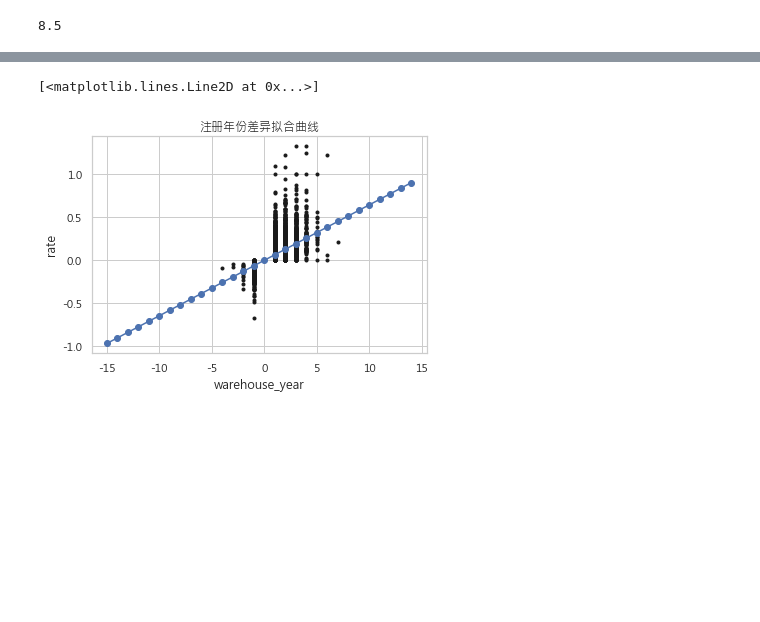
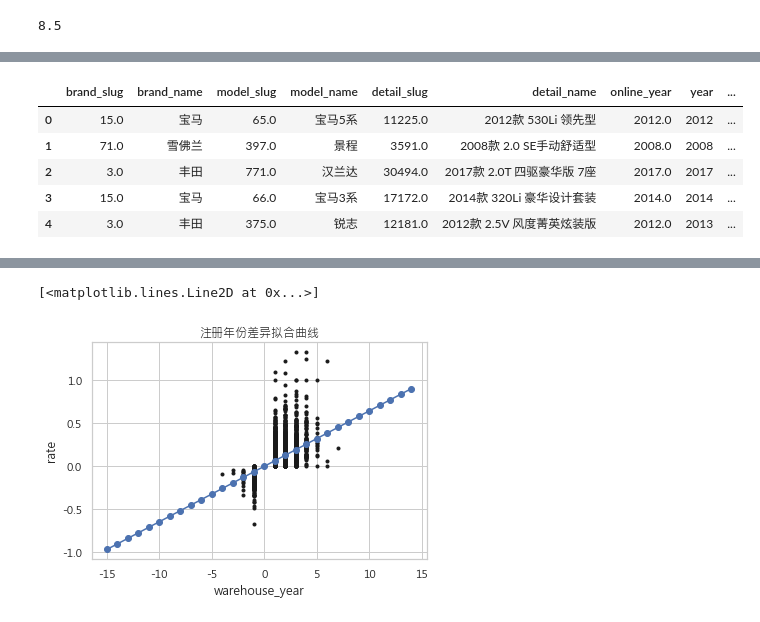
Before and after one commit to dj-lei/evaluation-predict, a Jupyter notebook: jupyter/update_estimate.ipynb, the cells around one changed output, grey strips where cells are left out. Cells and saved outputs as stored; diff of their text form; code cells hidden in the pictures; blank space fills up the shorter version.

```diff
--- a/jupyter/update_estimate.ipynb
+++ b/jupyter/update_estimate.ipynb
@@ -121,0 +84,16 @@ result
+# %%
+# 调整价格
+man = pd.read_csv('../script/man.csv')
+global_model_mean = pd.read_csv('../tmp/train/global_model_mean.csv')
+man = man.merge(global_model_mean.loc[:,['brand_slug','model_slug','detail_slug','price_bn','detail_model_slug']].rename(columns={'detail_model_slug':'gpj_detail_slug'}),how='left',on=['gpj_detail_slug'])
+man = man.loc[:, ['brand_slug', 'brand_name', 'model_slug', 'model_name', 'detail_slug', 'detail_name', 'online_year', 'year', 'price_bn', 'control', 'price']]
+man = man.loc[(man['control'].notnull()),:]
+man.to_csv('../tmp/train/wait_reverse.csv', index=False)
+man.head()
+# %% [output]
+|  | brand_slug | brand_name | model_slug | model_name | detail_slug | detail_name | online_year | year | ... |
+| 0 | 15.0 | 宝马 | 65.0 | 宝马5系 | 11225.0 | 2012款 530Li 领先型 | 2012.0 | 2012 | ... |
+| 1 | 71.0 | 雪佛兰 | 397.0 | 景程 | 3591.0 | 2008款 2.0 SE手动舒适型 | 2008.0 | 2008 | ... |
+| 2 | 3.0 | 丰田 | 771.0 | 汉兰达 | 30494.0 | 2017款 2.0T 四驱豪华版 7座 | 2017.0 | 2017 | ... |
+| 3 | 15.0 | 宝马 | 66.0 | 宝马3系 | 17172.0 | 2014款 320Li 豪华设计套装 | 2014.0 | 2014 | ... |
+| 4 | 3.0 | 丰田 | 375.0 | 锐志 | 12181.0 | 2012款 2.5V 风度菁英炫装版 | 2012.0 | 2013 | ... |
```
Also changed, not shown: parts of 9 cells of this notebook, 6 other files.
